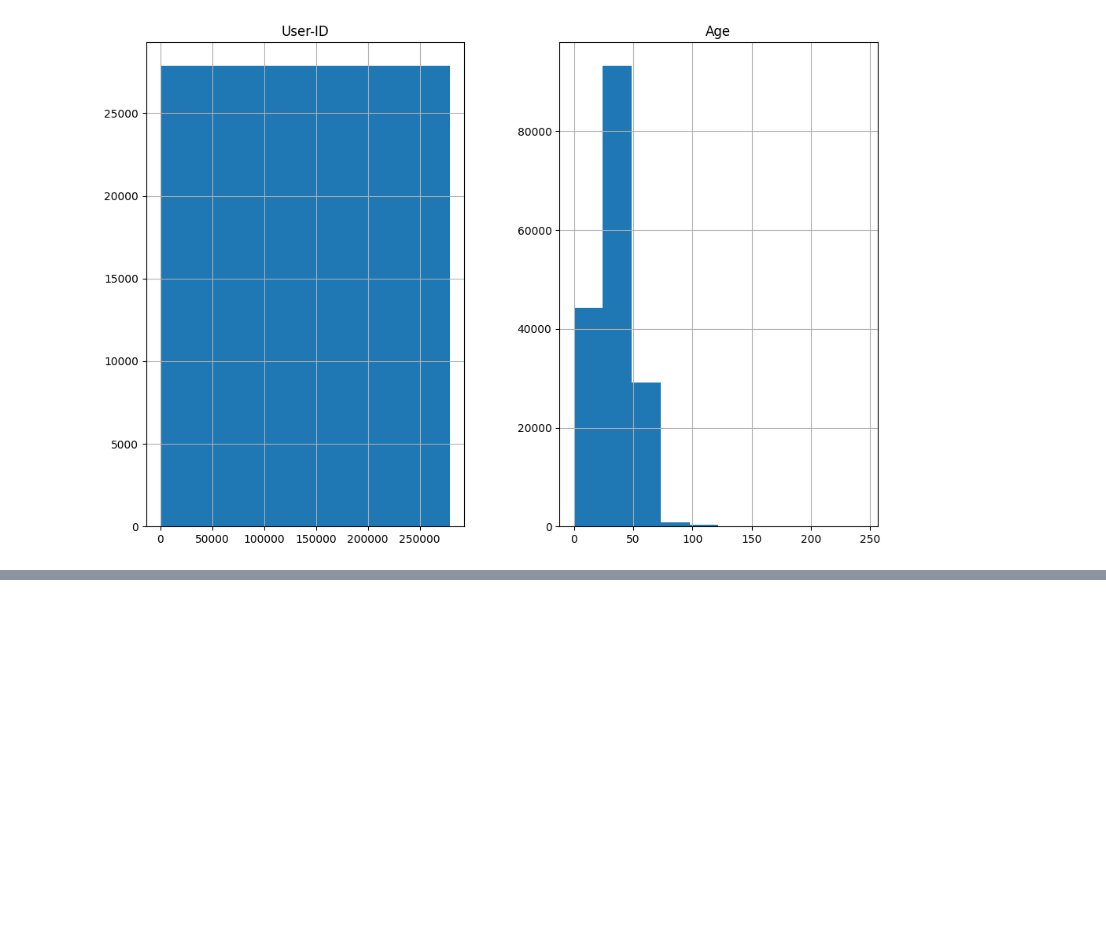
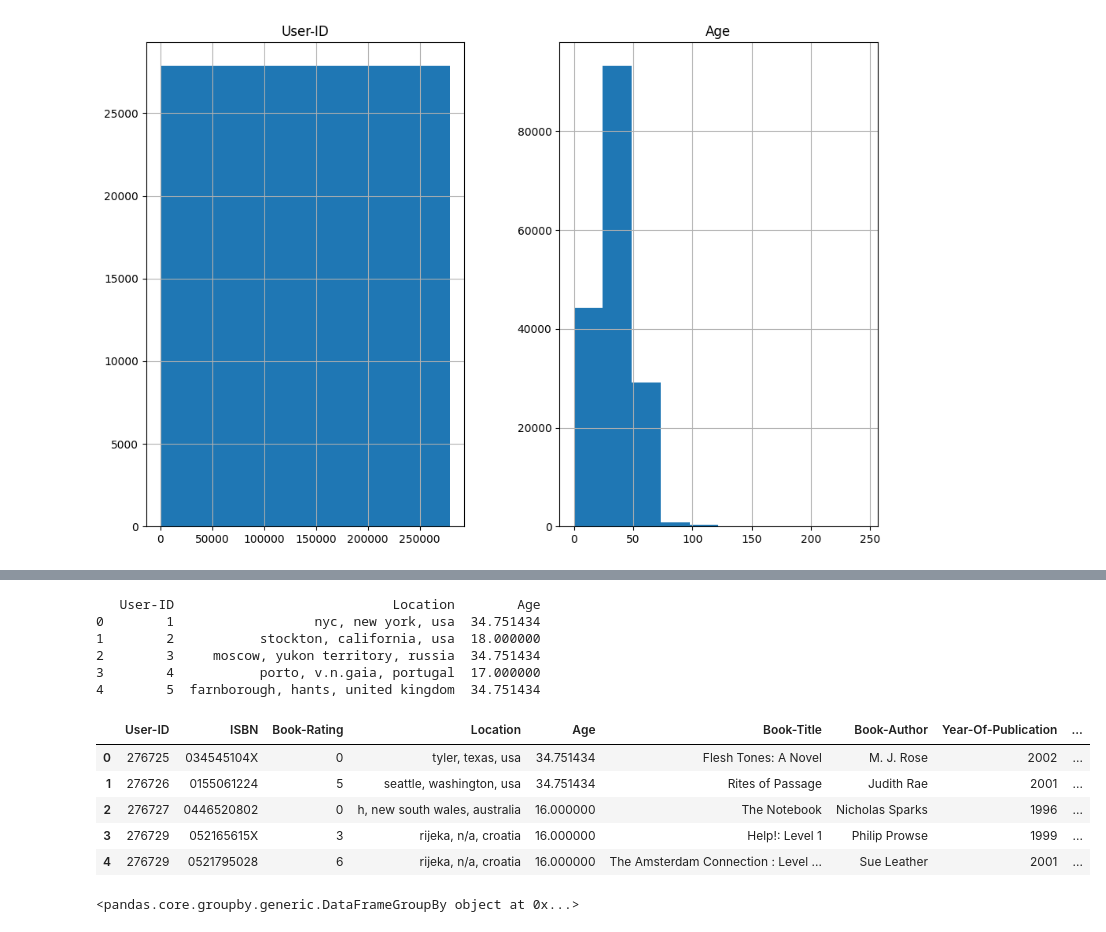
Before and after one commit to Rajendra3213/Book_Recommendation_System_Regression_model, a Jupyter notebook: Recommendation_model.ipynb, the cells around one changed output, grey strips where cells are left out. Saved outputs shown, nothing was run; the diff lists cells and outputs as text; code cells hidden in the pictures; blank space fills up the shorter version.

```diff
--- a/Recommendation_model.ipynb
+++ b/Recommendation_model.ipynb
@@ -39,0 +104,2 @@ plt.show()
+# %%
+ratings.drop_duplicates(inplace=True)
@@ -39,0 +125,2 @@ plt.show()
+# %%
+books.rename(columns={' ': 'Book_Id'}, inplace=True)
@@ -39,0 +168,28 @@ plt.show()
+# %%
+print(users.head())
+# %% [output]
+   User-ID                            Location        Age
+0        1                  nyc, new york, usa  34.751434
+1        2           stockton, california, usa  18.000000
+2        3     moscow, yukon territory, russia  34.751434
+3        4           porto, v.n.gaia, portugal  17.000000
+4        5  farnborough, hants, united kingdom  34.751434
+# %%
+# Merge ratings and users on 'user_id'
+merged_ratings_users = pd.merge(ratings, users, on='User-ID', how='inner')
+# %%
+# Merge merged_ratings_users and books on 'ISBN'
+final_merged_df = pd.merge(merged_ratings_users, books, on='ISBN', how='inner')
+# %%
+final_merged_df.head()
+# %% [output]
+|  | User-ID | ISBN | Book-Rating | Location | Age | Book-Title | Book-Author | Year-Of-Publication | ... |
+| 0 | 276725 | 034545104X | 0 | tyler, texas, usa | 34.751434 | Flesh Tones: A Novel | M. J. Rose | 2002 | ... |
+| 1 | 276726 | 0155061224 | 5 | seattle, washington, usa | 34.751434 | Rites of Passage | Judith Rae | 2001 | ... |
+| 2 | 276727 | 0446520802 | 0 | h, new south wales, australia | 16.000000 | The Notebook | Nicholas Sparks | 1996 | ... |
+| 3 | 276729 | 052165615X | 3 | rijeka, n/a, croatia | 16.000000 | Help!: Level 1 | Philip Prowse | 1999 | ... |
+| 4 | 276729 | 0521795028 | 6 | rijeka, n/a, croatia | 16.000000 | The Amsterdam Connection : Level ... | Sue Leather | 2001 | ... |
+# %%
+print(final_merged_df.groupby('ISBN'))
+# %% [output]
+<pandas.core.groupby.generic.DataFrameGroupBy object at 0x...>
```
Also changed, not shown: parts of 34 cells of this notebook, 4 other files.
